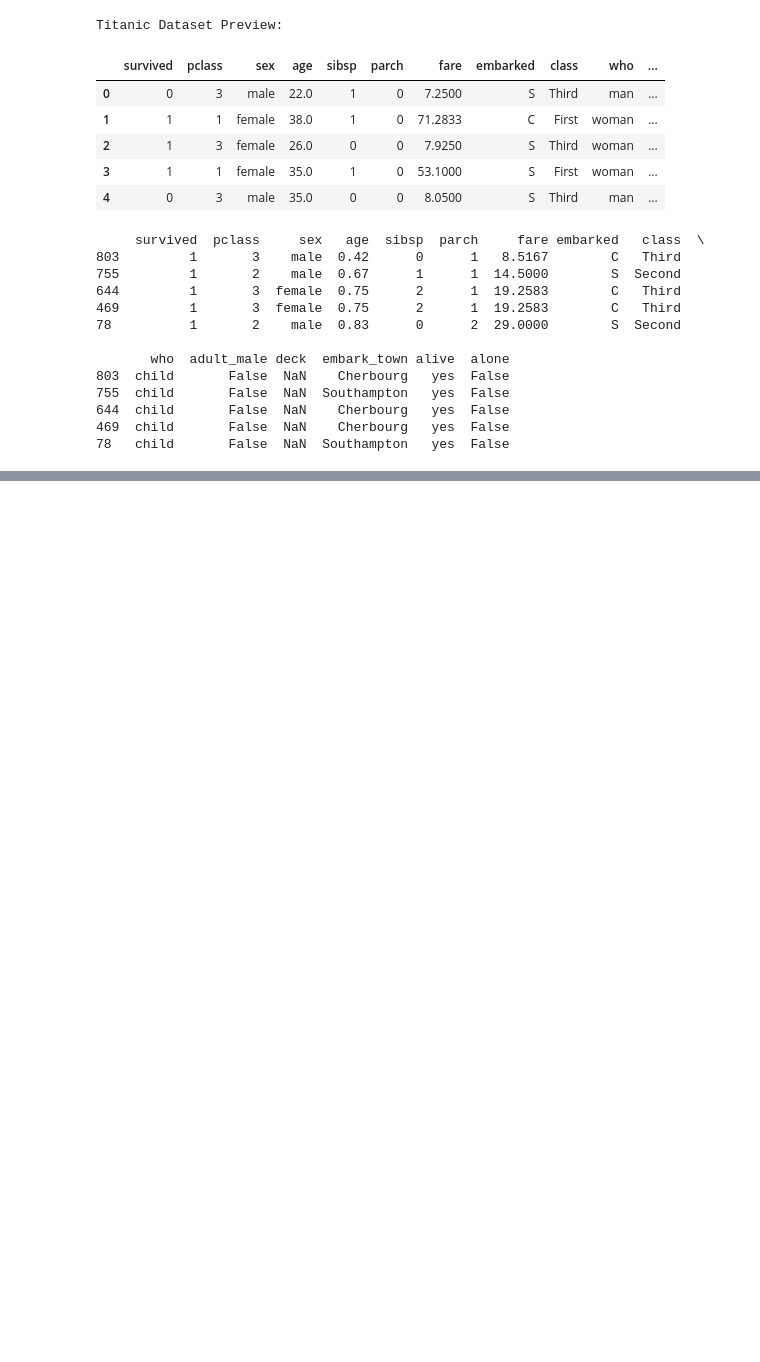
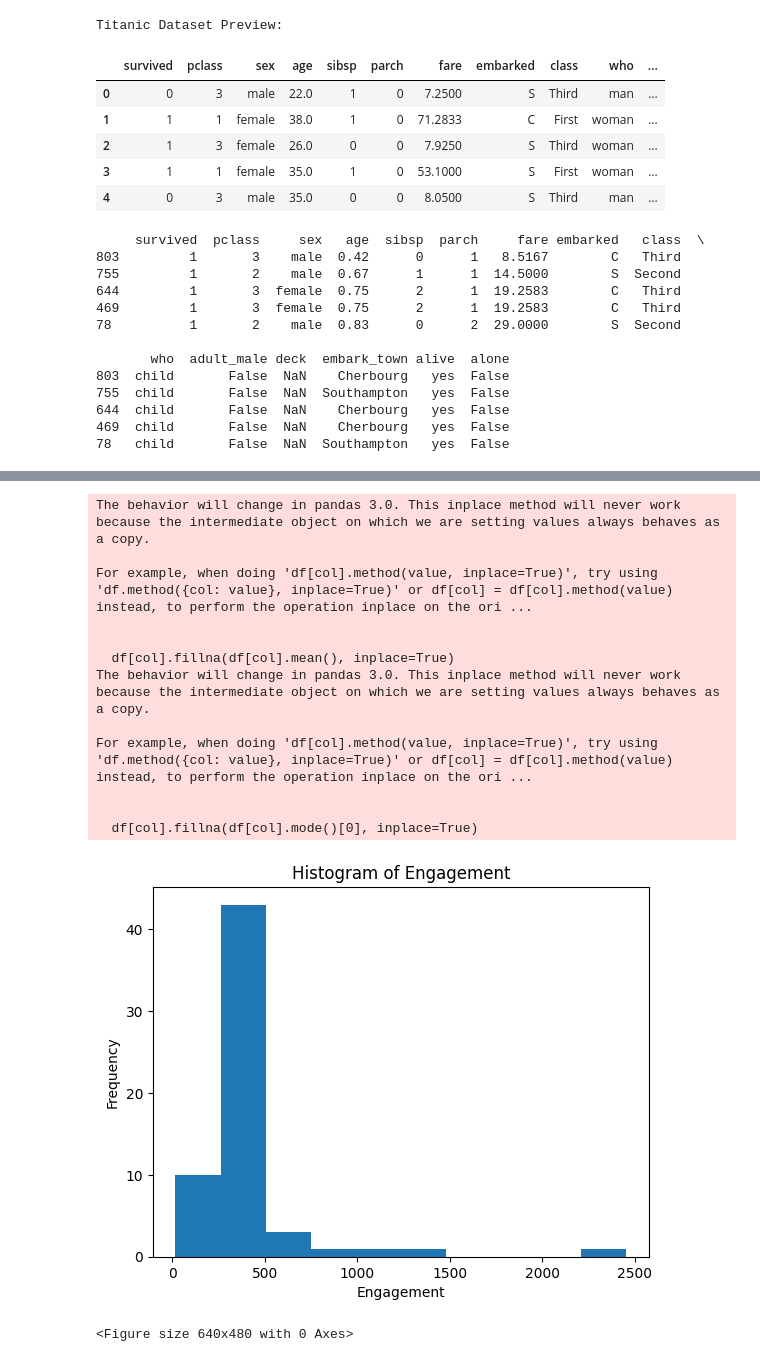
Before and after one commit to raja6294/Data_Analytics, a Jupyter notebook: BCT.ipynb, the cells around one changed output, grey strips where cells are left out. Saved outputs shown, nothing was run; the diff lists cells and outputs as text; code cells hidden in the pictures; blank space fills up the shorter version.

```diff
--- a/BCT.ipynb
+++ b/BCT.ipynb
@@ -104,0 +182,61 @@ print(sorted_age.head())
+# %%
+import pandas as pd
+import matplotlib.pyplot as plt
+import io
+import json
+
+from google.colab import files
+uploaded = files.upload()
+
+file_name = list(uploaded.keys())[0]
+json_content = uploaded[file_name].decode('utf-8', errors='ignore')
+
+try:
+    data = json.loads(json_content)
+    df = pd.DataFrame(data)
+except json.JSONDecodeError:
+    data = []
+    for line in io.StringIO(json_content):
+        try:
+            data.append(json.loads(line))
+        except json.JSONDecodeError:
+            continue
+    df = pd.DataFrame(data)
+except Exception as e:
+    print(f"An unexpected error occurred during JSON parsing: {e}")
+    raise
+
+print("Original Data:")
+print(df.head())
+
+df = df.drop_duplicates()
+
+for col in df.select_dtypes(include=['int64', 'float64']).columns:
+    df[col].fillna(df[col].mean(), inplace=True)
+
+for col in df.select_dtypes(include=['object']).columns:
+    df[col].fillna(df[col].mode()[0], inplace=True)
+
+print("\nCleaned Data:")
+print(df.head())
+
+# Create 'Platform' column based on 'text' content
+df['Platform'] = df['text'].apply(lambda x: 'LinkedIn' if 'LinkedIn' in str(x) else 'Other')
+
+plt.figure()
+df['engagement'].plot(kind='hist', bins=10) # Changed to 'engagement'
+plt.title("Histogram of Engagement") # Changed title
+plt.xlabel("Engagement") # Changed label
+plt.ylabel("Frequency")
+plt.show()
+
+result = df.groupby('Platform')['engagement'].sum().reset_index() # Changed to 'engagement' and added reset_index
+result.rename(columns={'engagement': 'Total Engagement'}, inplace=True) # Rename for clarity
+
+plt.figure()
+result.plot(kind='bar', x='Platform', y='Total Engagement') # Specify x and y for plotting
+plt.title("Total Engagement by Platform") # Changed title
+plt.ylabel("Total Engagement") # Changed label
+plt.xticks(rotation=45)
+plt.show()
+# %% [output]
@@ -104,0 +260,14 @@ print(sorted_age.head())
+The behavior will change in pandas 3.0. This inplace method will never work because the intermediate object on which we are setting values always behaves as a copy.
+
+For example, when doing 'df[col].method(value, inplace=True)', try using 'df.method({col: value}, inplace=True)' or df[col] = df[col].method(value) instead, to perform the operation inplace on the ori ...
+
+
+  df[col].fillna(df[col].mean(), inplace=True)
+The behavior will change in pandas 3.0. This inplace method will never work because the intermediate object on which we are setting values always behaves as a copy.
+
+For example, when doing 'df[col].method(value, inplace=True)', try using 'df.method({col: value}, inplace=True)' or df[col] = df[col].method(value) instead, to perform the operation inplace on the ori ...
+
+
+  df[col].fillna(df[col].mode()[0], inplace=True)
+[figure, added]
+<Figure size 640x480 with 0 Axes>
```
Also changed, not shown: parts of 5 cells of this notebook.
